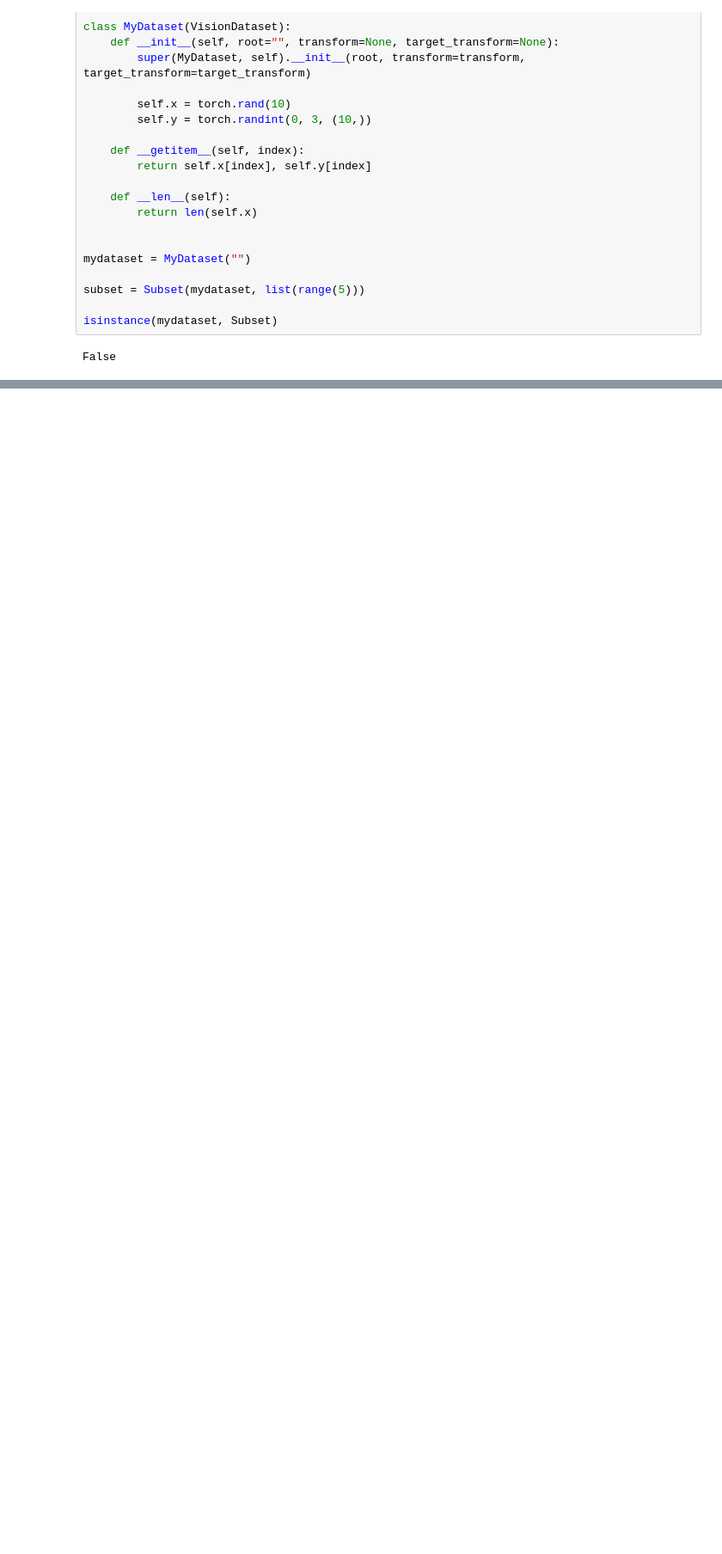
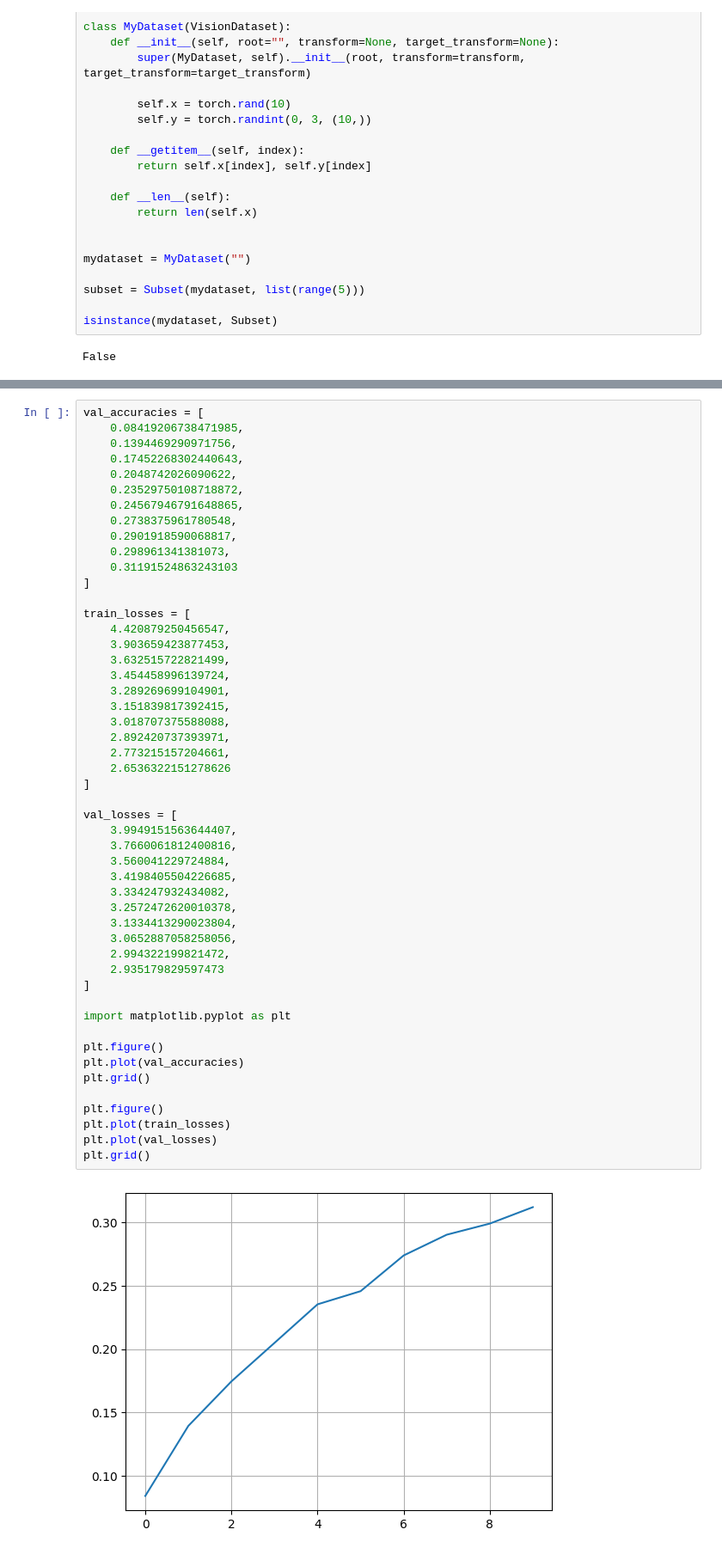
Before and after one commit to MicheleCazzola/artist-identification, a Jupyter notebook: playground.ipynb, the cells around one changed output, grey strips where cells are left out. Shown: that part at 86% size. Cells and saved outputs as stored; diff of their text form; blank space fills up the shorter version.

```diff
--- a/playground.ipynb
+++ b/playground.ipynb
@@ -301,0 +304,52 @@ False
+# %%
+val_accuracies = [
+    0.08419206738471985,
+    0.1394469290971756,
+    0.17452268302440643,
+    0.2048742026090622,
+    0.23529750108718872,
+    0.24567946791648865,
+    0.2738375961780548,
+    0.2901918590068817,
+    0.298961341381073,
+    0.31191524863243103
+]
+
+train_losses = [
+    4.420879250456547,
+    3.903659423877453,
+    3.632515722821499,
+    3.454458996139724,
+    3.289269699104901,
+    3.151839817392415,
+    3.018707375588088,
+    2.892420737393971,
+    2.773215157204661,
+    2.6536322151278626
+]
+
+val_losses = [
+    3.9949151563644407,
+    3.7660061812400816,
+    3.560041229724884,
+    3.4198405504226685,
+    3.334247932434082,
+    3.2572472620010378,
+    3.1334413290023804,
+    3.0652887058258056,
+    2.994322199821472,
+    2.935179829597473
+]
+
+import matplotlib.pyplot as plt
+
+plt.figure()
+plt.plot(val_accuracies)
+plt.grid()
+
+plt.figure()
+plt.plot(train_losses)
+plt.plot(val_losses)
+plt.grid()
+# %% [output]
+[figure, added]
```
Also changed, not shown: parts of 2 cells of this notebook, 21 other files.
